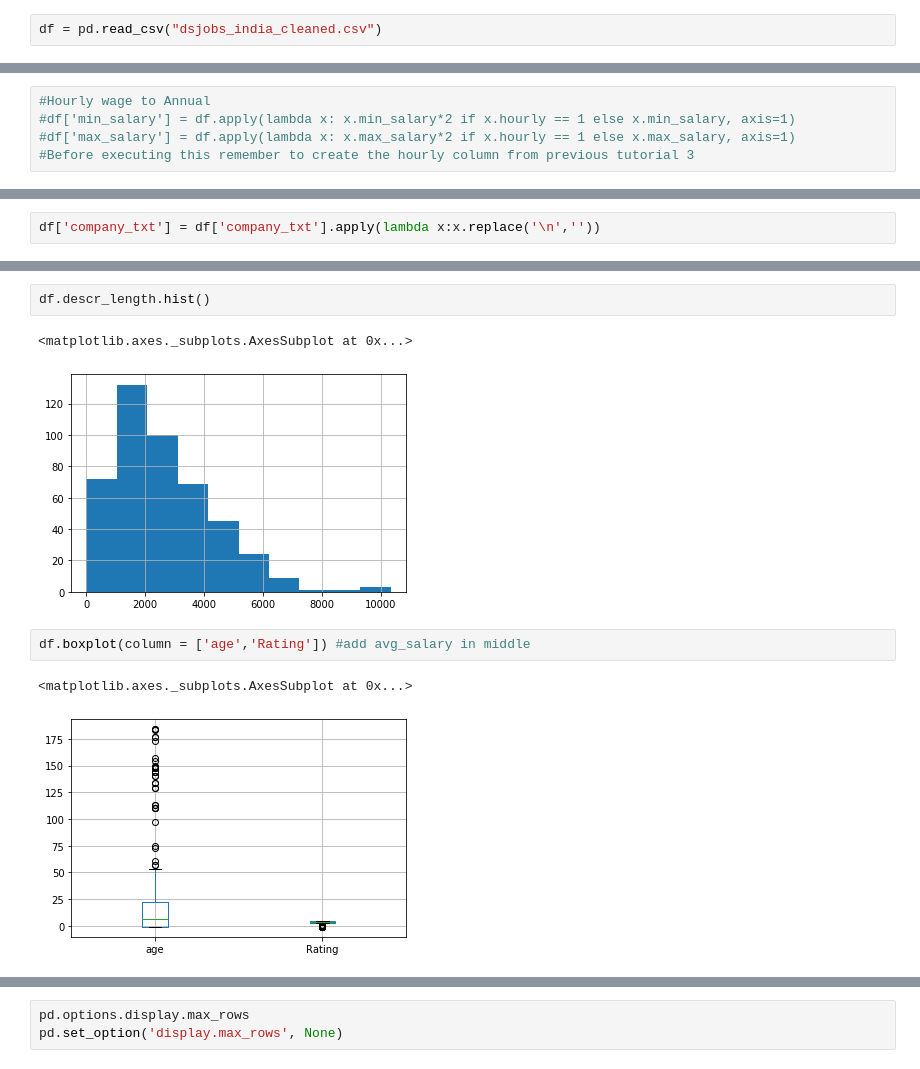
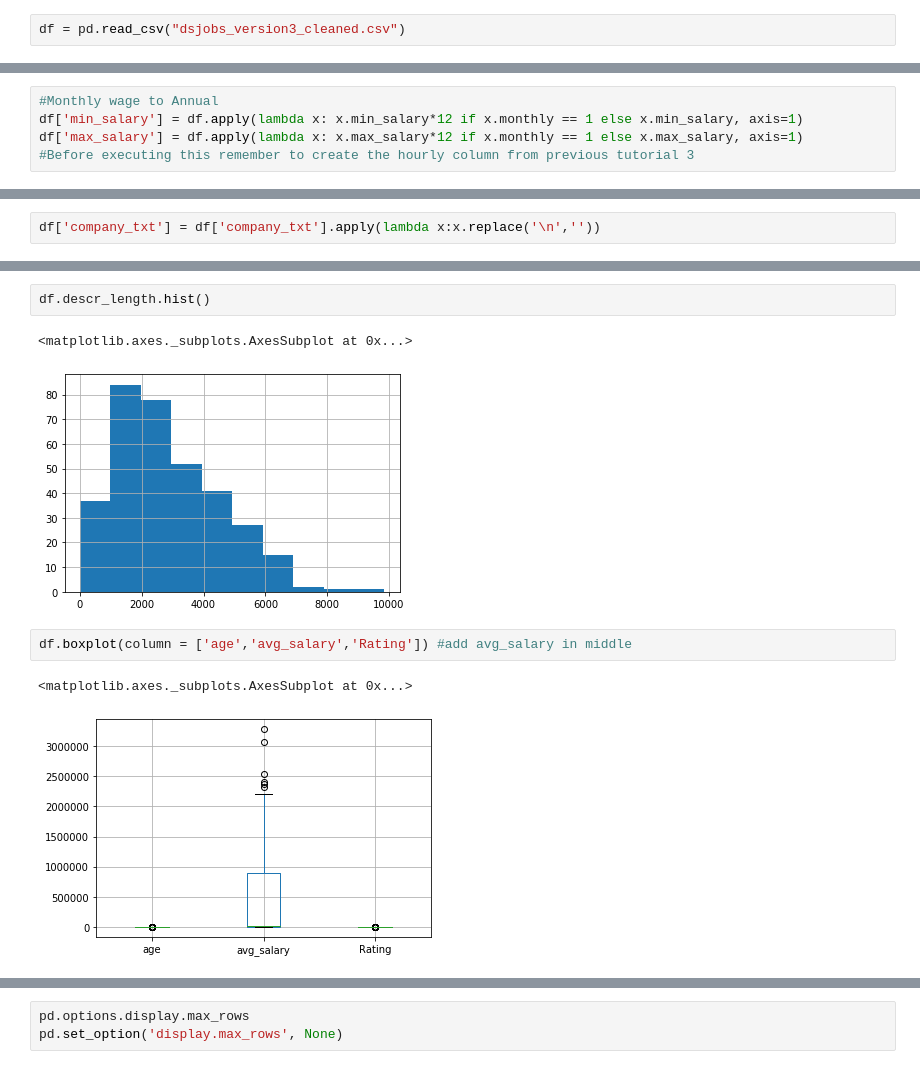
Before and after one commit to Jagan-droid/ds_salary_proj, a Jupyter notebook: eda_data.ipynb, the cells around one changed output, grey strips where cells are left out. Drawn from its saved outputs; the diff is of its cells as text.

Commit message:
built models for predicting glassdoor job salaries in india for a data scientist

```diff
--- a/eda_data.ipynb
+++ b/eda_data.ipynb
@@ -5,5 +6,5 @@ import seaborn as sns
 # %%
-df = pd.read_csv("dsjobs_india_cleaned.csv")
+df = pd.read_csv("dsjobs_version3_cleaned.csv")
 # %%
 #New line of code to correct a specific float attribute error in Job Description {AttributeError: 'float' object has no attribute 'lower'}
 df['Job Description'] = df['Job Description'].astype(str)
@@ -140,7 +141,7 @@ Name: comp_count, Length: 456, dtype: int64
 # %%
-#Hourly wage to Annual
-#df['min_salary'] = df.apply(lambda x: x.min_salary*2 if x.hourly == 1 else x.min_salary, axis=1)
-#df['max_salary'] = df.apply(lambda x: x.max_salary*2 if x.hourly == 1 else x.max_salary, axis=1)
+#Monthly wage to Annual
+df['min_salary'] = df.apply(lambda x: x.min_salary*12 if x.monthly == 1 else x.min_salary, axis=1)
+df['max_salary'] = df.apply(lambda x: x.max_salary*12 if x.monthly == 1 else x.max_salary, axis=1)
 #Before executing this remember to create the hourly column from previous tutorial 3
 # %%
 #Remove new line character from Job title (removing "\n")
@@ -211,12 +213,12 @@ df.age.hist()
 df.descr_length.hist()
 # %% [output]
 <matplotlib.axes._subplots.AxesSubplot at 0x...>
-[figure, old version]
+[figure, new version]
 # %%
-df.boxplot(column = ['age','Rating']) #add avg_salary in middle
+df.boxplot(column = ['age','avg_salary','Rating']) #add avg_salary in middle
 # %% [output]
 <matplotlib.axes._subplots.AxesSubplot at 0x...>
-[figure, old version]
+[figure, new version]
 # %%
 df.boxplot(column = ['Rating'])
 # %% [output]
```
Also changed, not shown: parts of 38 cells of this notebook, 10 other files.
